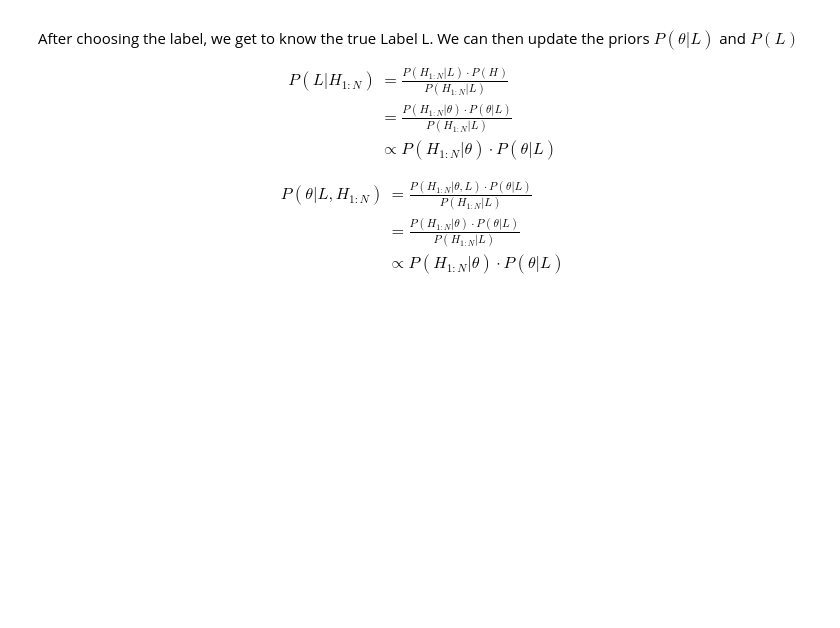
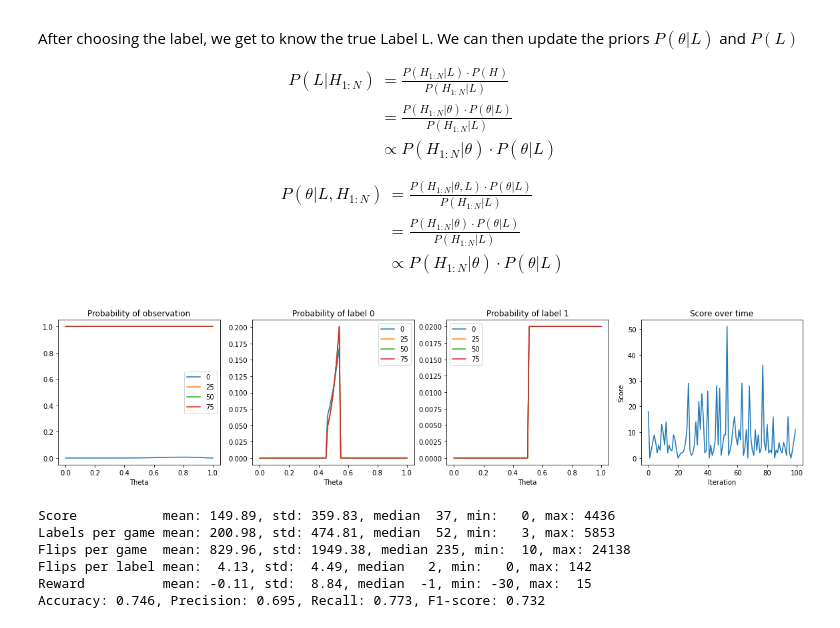
Before and after one commit to albertaillet/Primer_game, a Jupyter notebook: strategies/4_bayesian_inference.ipynb, the cells around one changed output. Drawn from its saved outputs; the diff is of its cells as text; code cells hidden in the pictures; blank space fills up the shorter version.

```diff
--- a/strategies/4_bayesian_inference.ipynb
+++ b/strategies/4_bayesian_inference.ipynb
@@ -85,6 +87,8 @@ class StrategyBayseianInference:
         # the threshold is the theshold to use when deciding the label.
         self.threshold = threshold
         self.theta = np.linspace(0, 1, n)
+
+        # we intitatie theta_L as square functions.
         self.theta_L = np.zeros((n, 2))
         self.theta_L[self.theta > 0.5, 1] = 1
         self.theta_L[(0.45 < self.theta)&(self.theta < 0.55), 0] = 1
@@ -133,7 +137,7 @@ class StrategyBayseianInference:
         elif reward == -30:
             correct_label = False
         else:
-            raise ValueError(f"Reward ({reward} is not 15 or -30.")
+            raise ValueError(f"Reward {reward} is not 15 or -30.")
 
         if correct_label:
             self.last_correct_label = self.last_label
@@ -166,26 +170,40 @@ strat = StrategyBayseianInference(n=101)
 g = CoinGameSimulation()
 scores = []
 # %%
+fig, ax = plt.subplots(1, 4, figsize=(20, 4))
+
 for i in range(100):
     (n_heads, n_tails, flips_left) = g.reset()
     done = False
     while not done:
         action = strat.strategy(n_heads, n_tails, flips_left)
         (n_heads, n_tails, flips_left), reward, done, info = g.step(action)
-        #strat.update(reward=reward)
+    strat.update(reward=reward)
 
-    score = info["score"]
-    scores.append(score)
-    if score >= 100:
+    scores.append(info["score"])
+    if i % 25 == 0:
         clear_output(wait=True)
-        fig, ax = plt.subplots(1, 4, figsize=(20, 4))
-        ax[0].plot(strat.probability_of_observation)
-        ax[0]
-        ax[1].plot(strat.theta_L[:, 0], label="L=0")
-        ax[2].plot(strat.theta_L[:, 1], label="L=1")
-        ax[3].plot(scores, label="scores")
-        fig.show()
-        break
+        ax[0].plot(strat.theta, strat.probability_of_observation.copy(), label=i)
+        ax[1].plot(strat.theta, strat.theta_L[:, 0].copy(), label=i)
+        ax[2].plot(strat.theta, strat.theta_L[:, 1].copy(), label=i)
+ax[3].plot(scores)
+ax[3].set_xlabel("Iteration")
+ax[3].set_ylabel("Score")
+ax[3].set_title("Score over time")
+
+for i, title in enumerate(["Probability of observation", "Probability of label 0", "Probability of label 1"]):
+    ax[i].legend()
+    ax[i].set_title(title)
+    ax[i].set_xlabel("Theta")
+# %% [output]
+[figure, added]
 # %%
 strat.set_theshold(0.70)
 simulate_strategy(strat.strategy, n_simulations=500)
+# %% [output]
+Score           mean: 149.89, std: 359.83, median  37, min:   0, max: 4436
+Labels per game mean: 200.98, std: 474.81, median  52, min:   3, max: 5853
+Flips per game  mean: 829.96, std: 1949.38, median 235, min:  10, max: 24138
+Flips per label mean:  4.13, std:  4.49, median   2, min:   0, max: 142
+Reward          mean: -0.11, std:  8.84, median  -1, min: -30, max:  15
+Accuracy: 0.746, Precision: 0.695, Recall: 0.773, F1-score: 0.732
```
Also changed, not shown: parts of 5 cells of this notebook, 1 other file.
